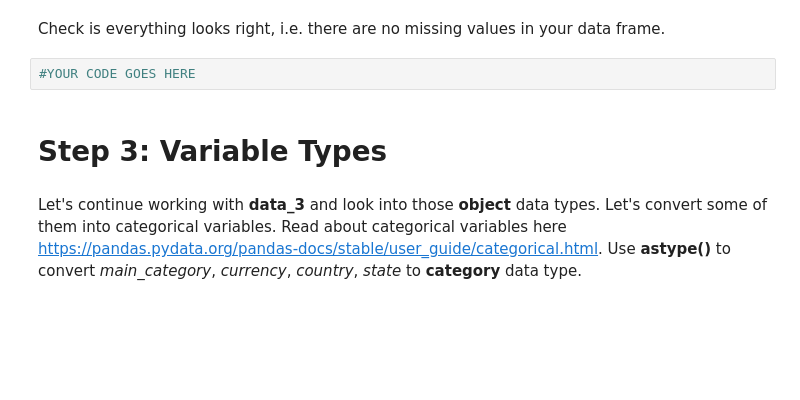
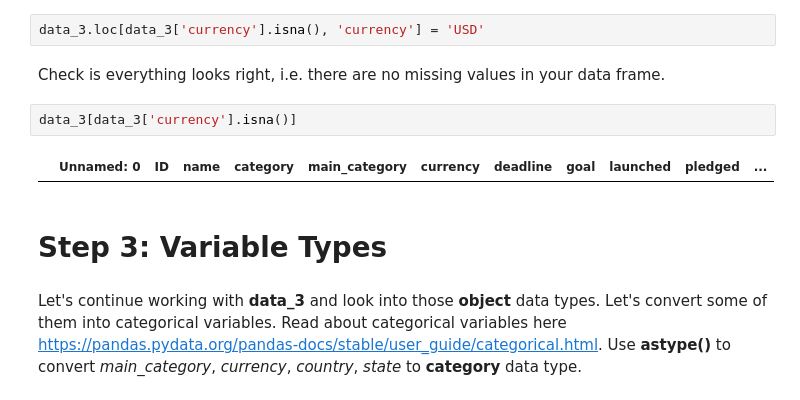
Before and after one commit to NickWald/hugo, a Jupyter notebook: python basics/data_cleaning/data_cleaning_kickstarter.ipynb, the cells around one changed output. Cells and saved outputs as stored; diff of their text form; blank space fills up the shorter version.

```diff
--- a/python basics/data_cleaning/data_cleaning_kickstarter.ipynb
+++ b/python basics/data_cleaning/data_cleaning_kickstarter.ipynb
@@ -340,10 +340,14 @@ data_3.head()
 | 4 | 5 | 1838469271 | MechRunner | Video Games | Games | USD | 5/17/14 | 25000.00 | 4/13/14 20:57 | 28434.00 | ... |
 # %% [markdown]
 Assign correct currencies to the missing values. You can use **.loc** and a mask, or any other method.
+# %%
+data_3.loc[data_3['currency'].isna(), 'currency'] = 'USD'
 # %% [markdown]
 Check is everything looks right, i.e. there are no missing values in your data frame.
-# %%
-#YOUR CODE GOES HERE
+# %%
+data_3[data_3['currency'].isna()]
+# %% [output]
+|  | Unnamed: 0 | ID | name | category | main_category | currency | deadline | goal | launched | pledged | ... |
 # %% [markdown]
 # Step 3: Variable Types
 # %% [markdown]
```
Also changed, not shown: parts of 22 cells of this notebook, 1 other file.
